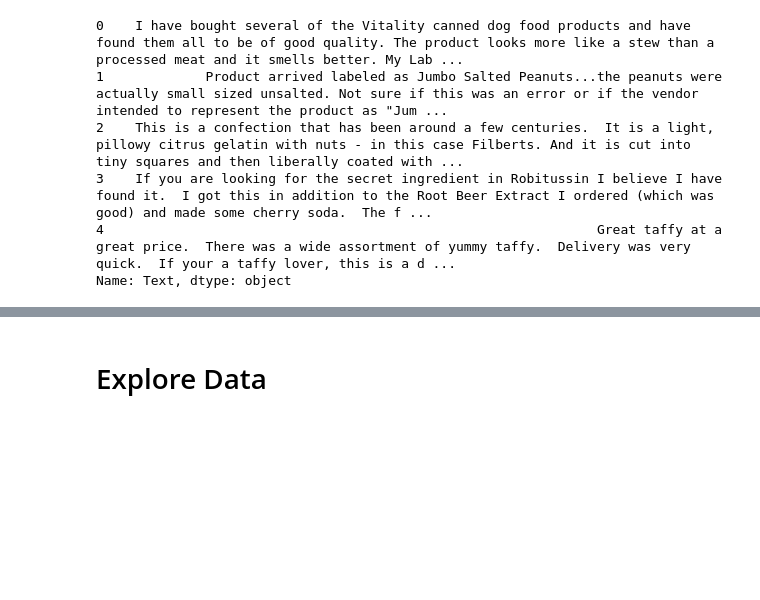
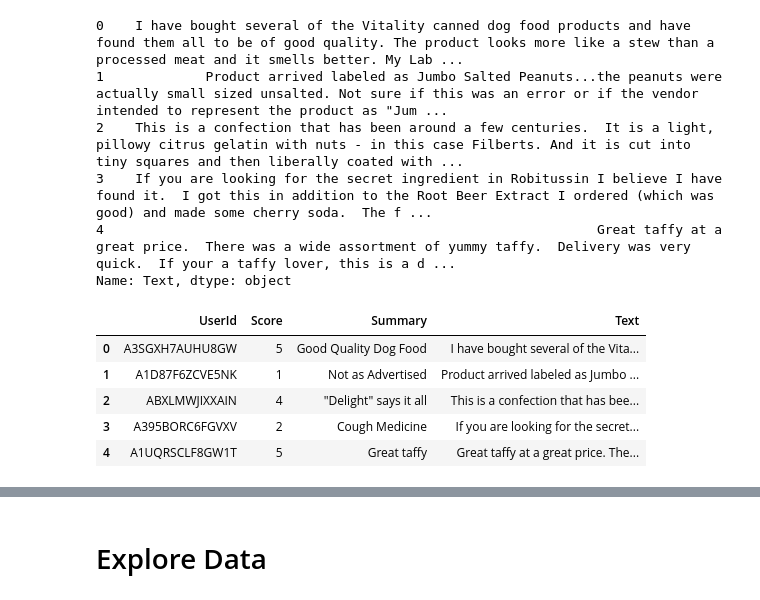
Before and after one commit to christinaclara/Sentiment-Analysis-for-Amazon-Food-Review-Using-NaiveBayes--Impostor, a Jupyter notebook: Sentiment Analysis for Amazon Food Review .ipynb, the cells around one changed output, grey strips where cells are left out. Cells and saved outputs as stored; diff of their text form; code cells hidden in the pictures; blank space fills up the shorter version.

Commit message:
Updated EDA and data preprocessing

```diff
--- a/Sentiment Analysis for Amazon Food Review Using SVM.ipynb
+++ b/Sentiment Analysis for Amazon Food Review .ipynb
@@ -25,5 +25,5 @@ warnings.filterwarnings("ignore")
 # %% [markdown]
 # Load Data
 # %%
-df = pd.read_csv("./Reviews.csv",error_bad_lines=False)
+dataset = pd.read_csv("./Reviews.csv",error_bad_lines=False)
 # %%
@@ -77,3 +77,19 @@ df.Text.head()
 3    If you are looking for the secret ingredient in Robitussin I believe I have found it.  I got this in addition to the Root Beer Extract I ordered (which was good) and made some cherry soda.  The f ...
 4                                                               Great taffy at a great price.  There was a wide assortment of yummy taffy.  Delivery was very quick.  If your a taffy lover, this is a d ...
 Name: Text, dtype: object
+# %%
+#Dropping the unwanted columns from our data frame.
+dataset.drop("Id", inplace=True, axis=1)
+dataset.drop("ProductId", inplace=True, axis=1)
+dataset.drop("ProfileName", inplace=True, axis=1)
+dataset.drop("HelpfulnessNumerator", inplace=True, axis=1)
+dataset.drop("HelpfulnessDenominator", inplace=True, axis=1)
+dataset.drop("Time", inplace=True, axis=1)
+dataset.head()
+# %% [output]
+|  | UserId | Score | Summary | Text |
+| 0 | A3SGXH7AUHU8GW | 5 | Good Quality Dog Food | I have bought several of the Vita... |
+| 1 | A1D87F6ZCVE5NK | 1 | Not as Advertised | Product arrived labeled as Jumbo ... |
+| 2 | ABXLMWJIXXAIN | 4 | "Delight" says it all | This is a confection that has bee... |
+| 3 | A395BORC6FGVXV | 2 | Cough Medicine | If you are looking for the secret... |
+| 4 | A1UQRSCLF8GW1T | 5 | Great taffy | Great taffy at a great price. The... |
```
Also changed, not shown: parts of 24 cells of this notebook.
